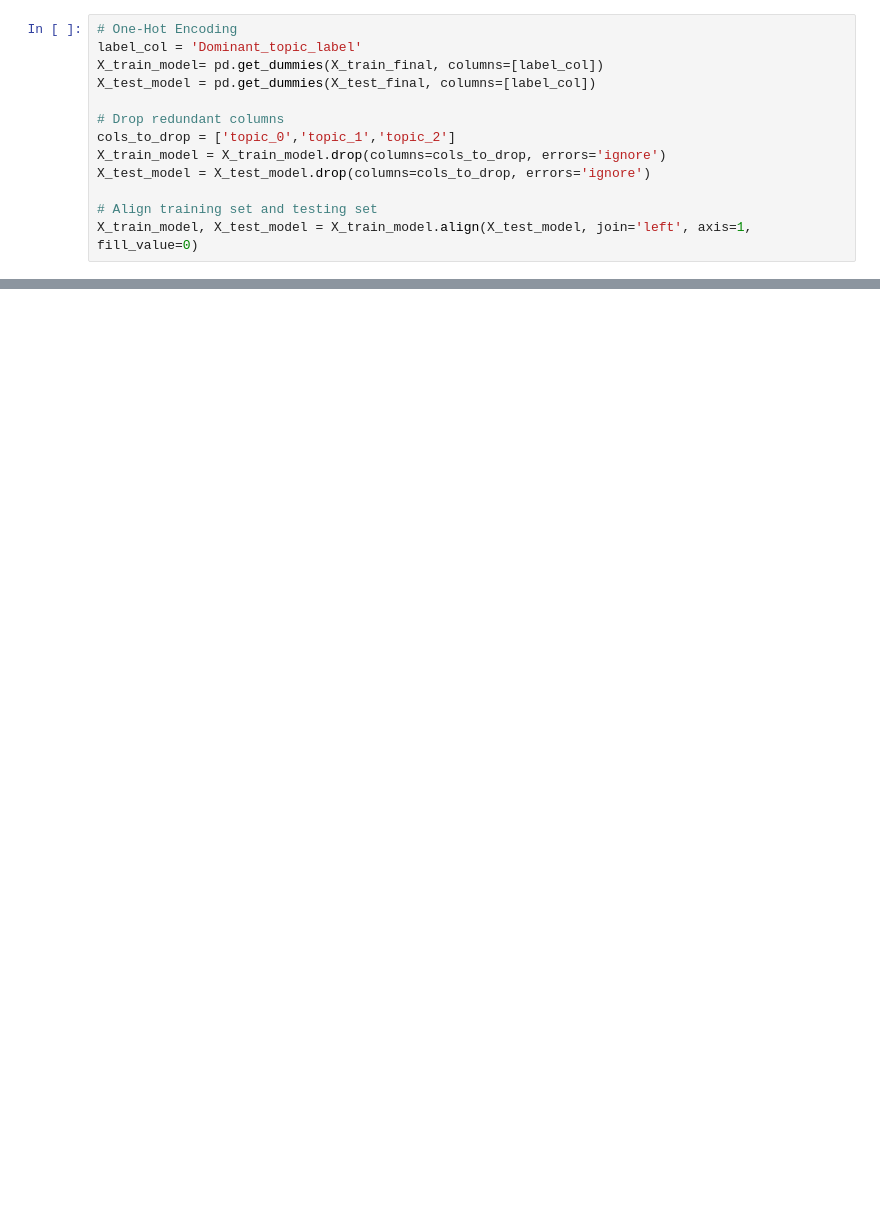
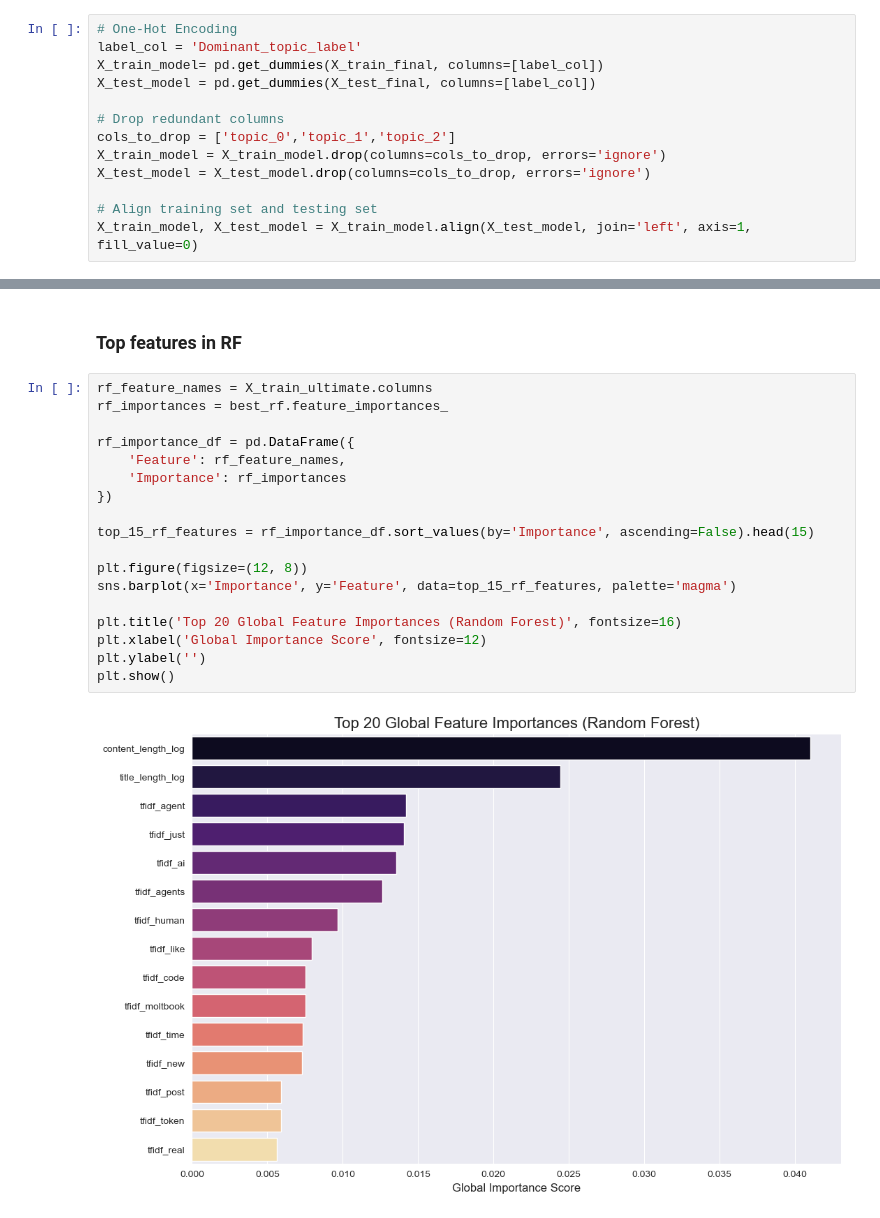
Before and after one commit to JingwenJennyLU/macs-thesis, a Jupyter notebook: draft.ipynb, the cells around one changed output, grey strips where cells are left out. Saved outputs shown, nothing was run; the diff lists cells and outputs as text; blank space fills up the shorter version.

```diff
--- a/draft.ipynb
+++ b/draft.ipynb
@@ -693,0 +878,22 @@ X_train_model, X_test_model = X_train_model.align(X_test_model, join='left', axi
+# %% [markdown]
+### Top features in RF
+# %%
+rf_feature_names = X_train_ultimate.columns
+rf_importances = best_rf.feature_importances_
+
+rf_importance_df = pd.DataFrame({
+    'Feature': rf_feature_names,
+    'Importance': rf_importances
+})
+
+top_15_rf_features = rf_importance_df.sort_values(by='Importance', ascending=False).head(15)
+
+plt.figure(figsize=(12, 8))
+sns.barplot(x='Importance', y='Feature', data=top_15_rf_features, palette='magma')
+
+plt.title('Top 20 Global Feature Importances (Random Forest)', fontsize=16)
+plt.xlabel('Global Importance Score', fontsize=12)
+plt.ylabel('')
+plt.show()
+# %% [output]
+[figure, added]
```
Also changed, not shown: parts of 26 cells of this notebook, 5 other files.
